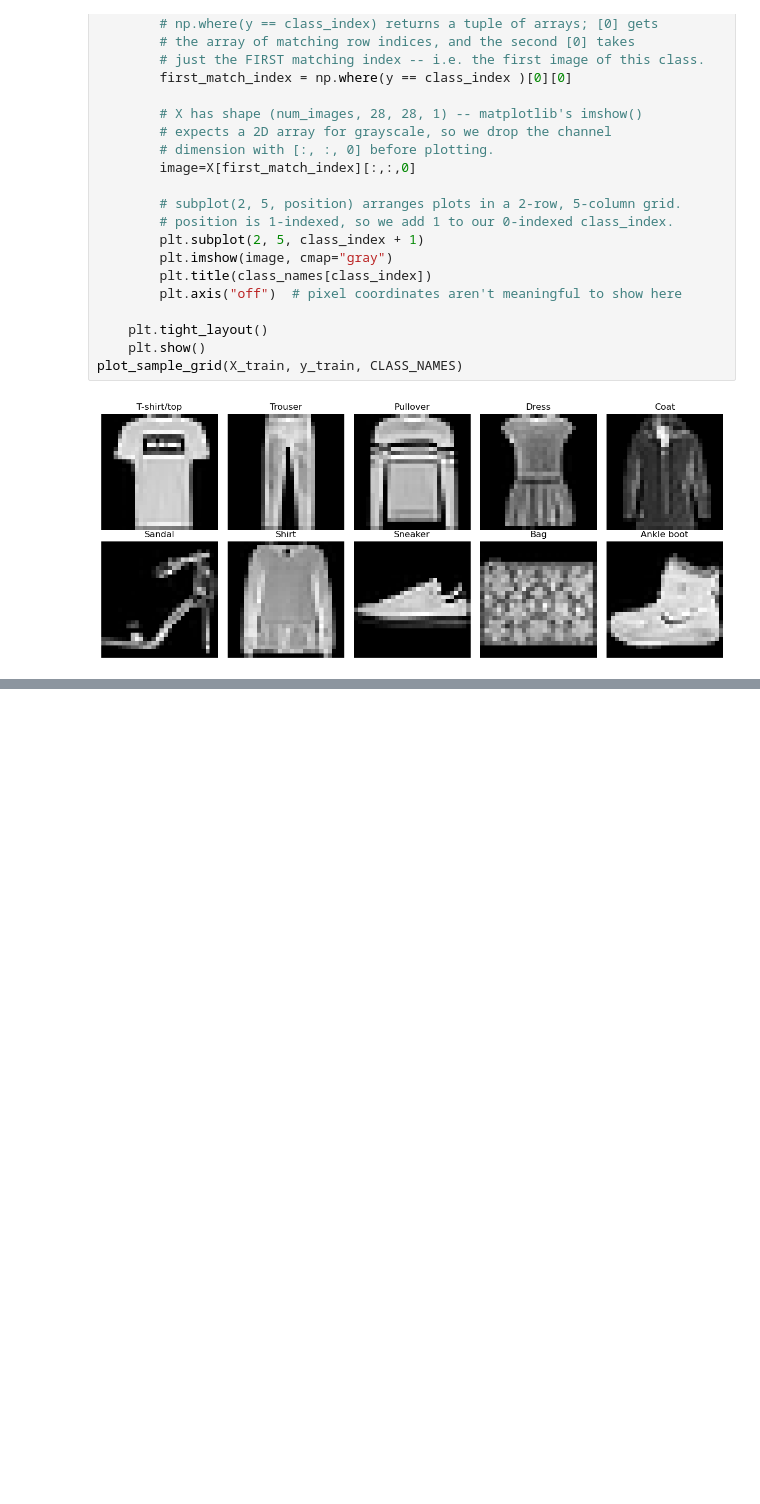
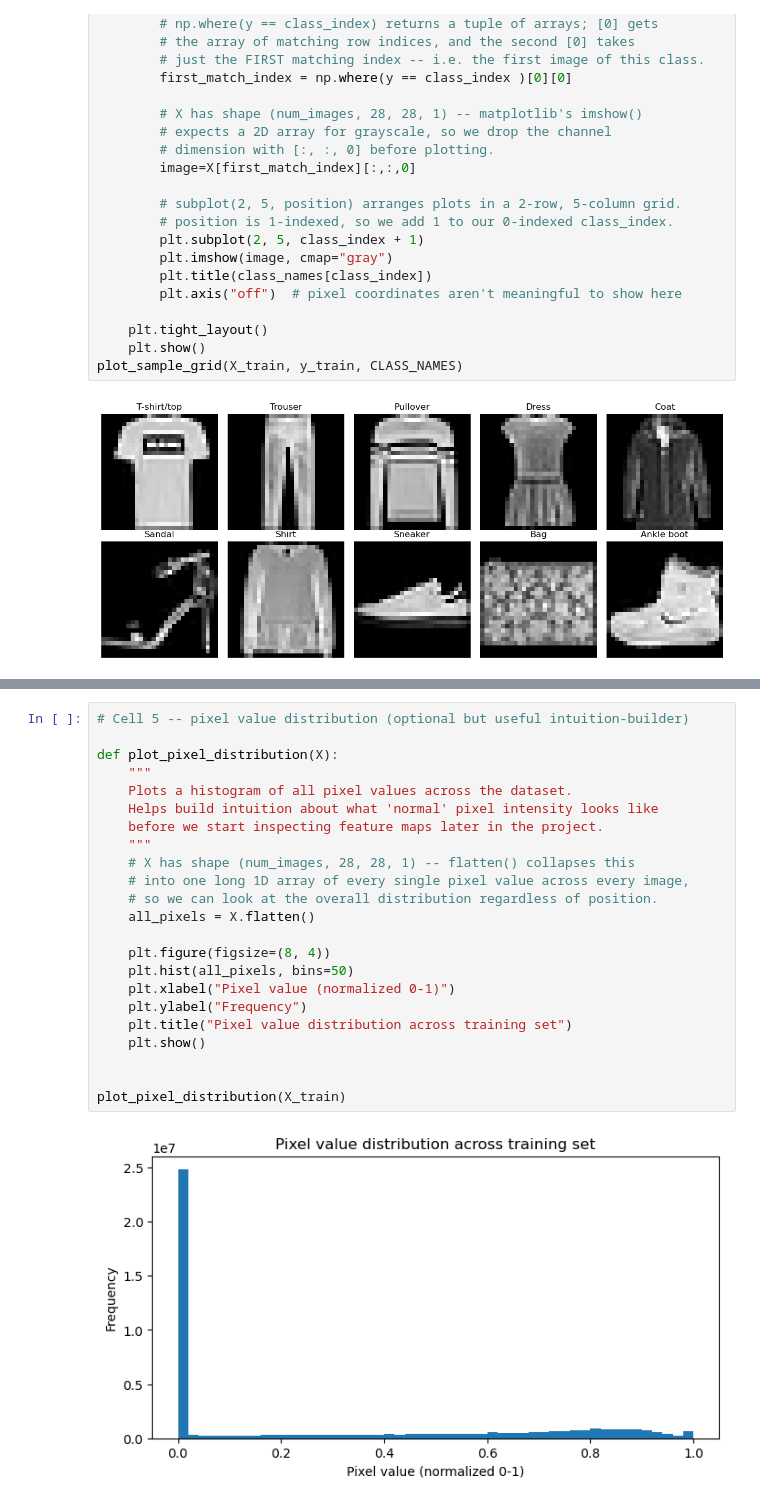
Before and after one commit to DarkWhiteDarker/CNN_For_Beginners, a Jupyter notebook: notebooks/01_EDA.ipynb, the cells around one changed output, grey strips where cells are left out. Saved outputs shown, nothing was run; the diff lists cells and outputs as text; blank space fills up the shorter version.

```diff
--- a/notebooks/01_EDA.ipynb
+++ b/notebooks/01_EDA.ipynb
@@ -56,0 +95,25 @@ def check_class_balance(y , class_names):
+# %%
+# Cell 5 -- pixel value distribution (optional but useful intuition-builder)
+
+def plot_pixel_distribution(X):
+    """
+    Plots a histogram of all pixel values across the dataset.
+    Helps build intuition about what 'normal' pixel intensity looks like
+    before we start inspecting feature maps later in the project.
+    """
+    # X has shape (num_images, 28, 28, 1) -- flatten() collapses this
+    # into one long 1D array of every single pixel value across every image,
+    # so we can look at the overall distribution regardless of position.
+    all_pixels = X.flatten()
+
+    plt.figure(figsize=(8, 4))
+    plt.hist(all_pixels, bins=50)
+    plt.xlabel("Pixel value (normalized 0-1)")
+    plt.ylabel("Frequency")
+    plt.title("Pixel value distribution across training set")
+    plt.show()
+
+
+plot_pixel_distribution(X_train)
+# %% [output]
+[figure, added]
```
Also changed, not shown: parts of 1 cell of this notebook.
